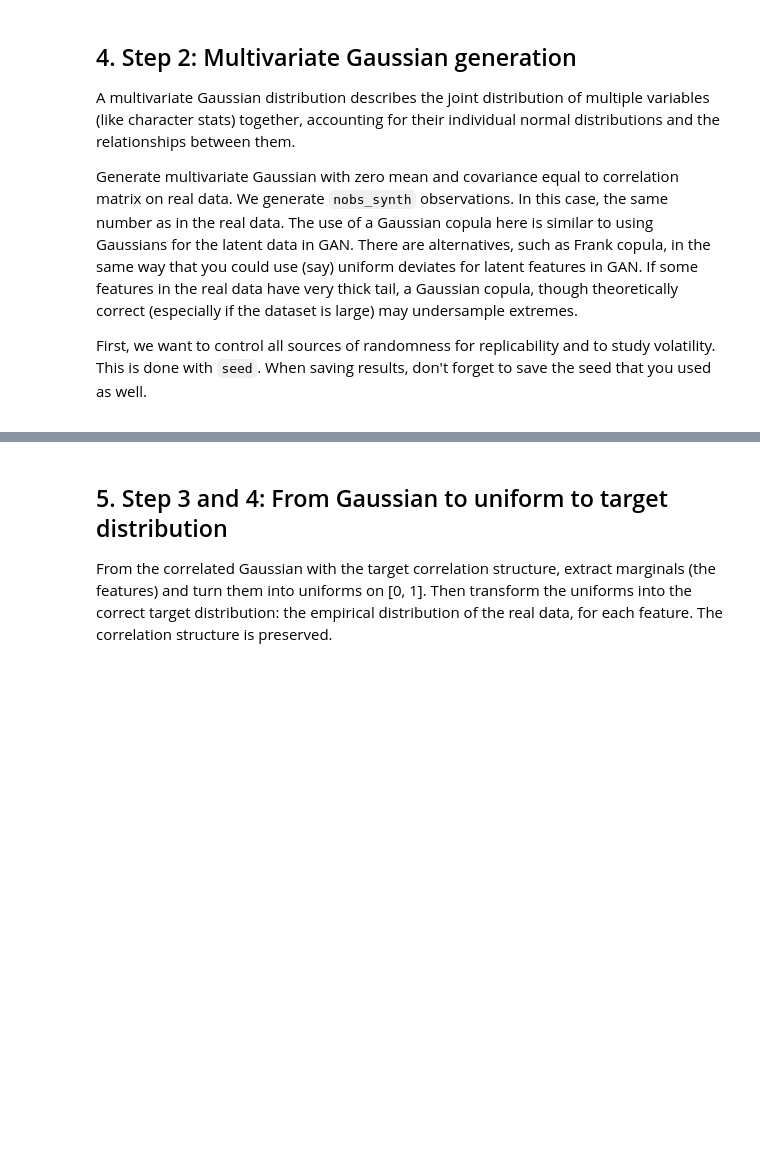
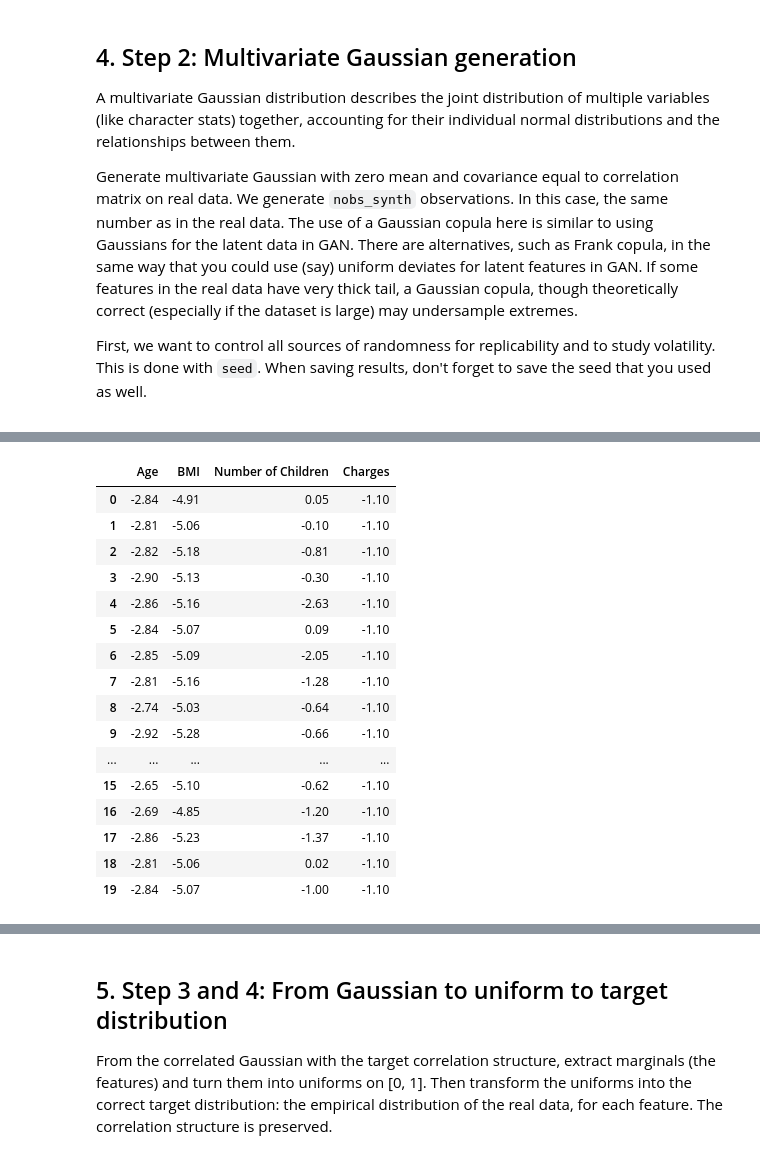
Before and after one commit to BrianCarela/LLM_stuff, a Jupyter notebook: Copy_of_copula_insurance_nogroup.ipynb, the cells around one changed output, grey strips where cells are left out. Cells and saved outputs as stored; diff of their text form; code cells hidden in the pictures; blank space fills up the shorter version.

```diff
--- a/Copy_of_copula_insurance_nogroup.ipynb
+++ b/Copy_of_copula_insurance_nogroup.ipynb
@@ -176,19 +176,21 @@ The formula involves some math lingo like standard deviation and averages, but t
 
 And remember, this correlation matrix helps you understand which stats are important and how they work together in your team. In our case, it's used with insurance data to understand how different factors like age, BMI, and number of children relate to insurance charges.
 # %%
-# need correlation matrix computed on real data, for Gaussian copula
-r_data = np.stack((age, bmi, children, charges), axis = 0)
+from IPython.display import display
+
+# Compute correlation matrix on real data, for Gaussian copula
+r_data = np.stack((ages, bmi_values, num_children, insurance_charges), axis=0)
 r_corr = np.corrcoef(r_data)
-# print(r_corr)
-
-# GPT taught me how to label these
 
 # Define row and column labels
-labels = ["Age", "BMI", "Number of Children", "Charges"]
+labels = ["Age", "BMI", "Children", "Charges"]
 
 # Create DataFrame with correlation matrix and labels
 corr_df = pd.DataFrame(r_corr, columns=labels, index=labels)
 
-# Print the DataFrame
-print(corr_df)
+# Style the DataFrame for better presentation
+styled_corr_df = corr_df.style.background_gradient(cmap='coolwarm').format(precision=2)
+
+# Display the styled DataFrame
+display(styled_corr_df)
 # %% [output]
@@ -242,0 +255,46 @@ g_charges = gfg[:,3]
+# %%
+# this step to reconstruct correl structure in synth. data
+# basically create a copy
+
+# Calculate the mean of each feature: age, BMI, number of children, and charges
+mean_values = [np.mean(ages), np.mean(bmi_values), np.mean(num_children), np.mean(insurance_charges)]
+std_values = [np.std(ages), np.std(bmi_values), np.std(num_children), np.std(insurance_charges)]
+print("Mean values:", mean_values)
+print("Standard deviation values:", std_values)
+
+# Number of observations in the synthetic data (same as the real data)
+nobs_synth = len(ages)
+
+# Generate synthetic data using a multivariate normal distribution
+synthetic_data = np.random.multivariate_normal(zero_mean, r_corr, nobs_synth)
+
+# Extract the age, BMI, number of children, and charges for each synthetic superhero
+synthetic_ages = synthetic_data[:, 0]
+synthetic_bmi_values = synthetic_data[:, 1]
+synthetic_num_children = synthetic_data[:, 2]
+synthetic_charges = synthetic_data[:, 3]
+
+# Create a DataFrame to store the synthetic data
+synthetic_df = pd.DataFrame({
+    'Age': synthetic_ages,
+    'BMI': synthetic_bmi_values,
+    'Number of Children': synthetic_num_children,
+    'Charges': synthetic_charges
+})
+
+# Convert the synthetic data to z-scores
+synthetic_df_z = (synthetic_df - mean_values) / std_values
+
+# Limit the DataFrame to the first 20 rows for display
+limited_synthetic_df_z = synthetic_df_z.head(20)
+
+# Style the limited DataFrame for better presentation
+styled_limited_synthetic_df_z = limited_synthetic_df_z.style.background_gradient(cmap='coolwarm', axis=None).format(precision=2)
+
+# Display the styled limited DataFrame
+display(styled_limited_synthetic_df_z)
+
+# Keep the mean vector and zero mean vector for future use
+print("Mean vector (r_mu):", mean_values)
+print("Zero mean vector:", zero_mean)
+# %% [output]
@@ -242,0 +303,17 @@ g_charges = gfg[:,3]
+|  | Age | BMI | Number of Children | Charges |
+| 0 | -2.84 | -4.91 | 0.05 | -1.10 |
+| 1 | -2.81 | -5.06 | -0.10 | -1.10 |
+| 2 | -2.82 | -5.18 | -0.81 | -1.10 |
+| 3 | -2.90 | -5.13 | -0.30 | -1.10 |
+| 4 | -2.86 | -5.16 | -2.63 | -1.10 |
+| 5 | -2.84 | -5.07 | 0.09 | -1.10 |
+| 6 | -2.85 | -5.09 | -2.05 | -1.10 |
+| 7 | -2.81 | -5.16 | -1.28 | -1.10 |
+| 8 | -2.74 | -5.03 | -0.64 | -1.10 |
+| 9 | -2.92 | -5.28 | -0.66 | -1.10 |
+| ... | ... | ... | ... | ... |
+| 15 | -2.65 | -5.10 | -0.62 | -1.10 |
+| 16 | -2.69 | -4.85 | -1.20 | -1.10 |
+| 17 | -2.86 | -5.23 | -1.37 | -1.10 |
+| 18 | -2.81 | -5.06 | 0.02 | -1.10 |
+| 19 | -2.84 | -5.07 | -1.00 | -1.10 |
```
Also changed, not shown: parts of 10 cells of this notebook.
